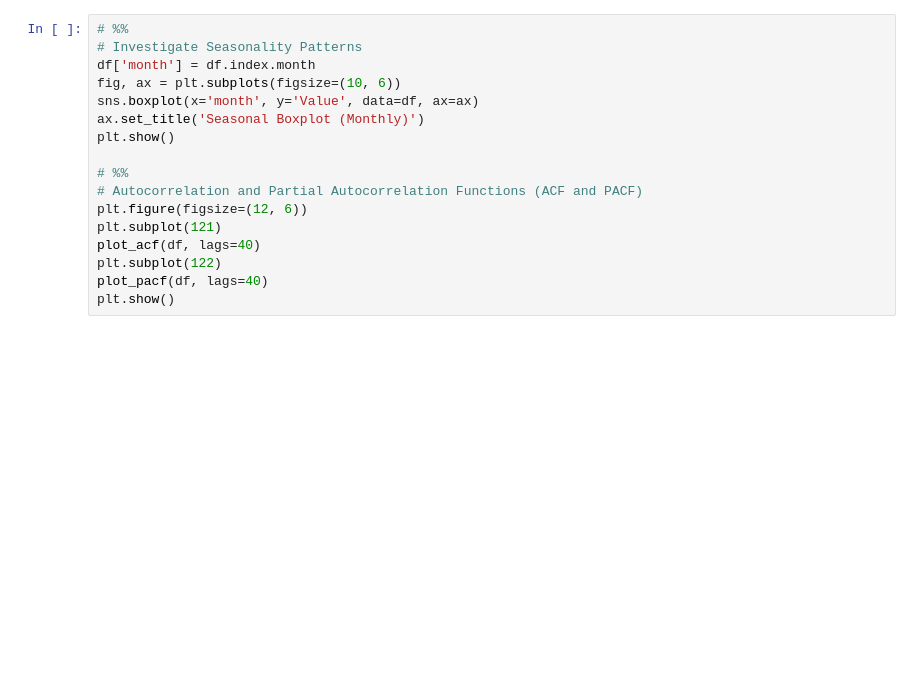
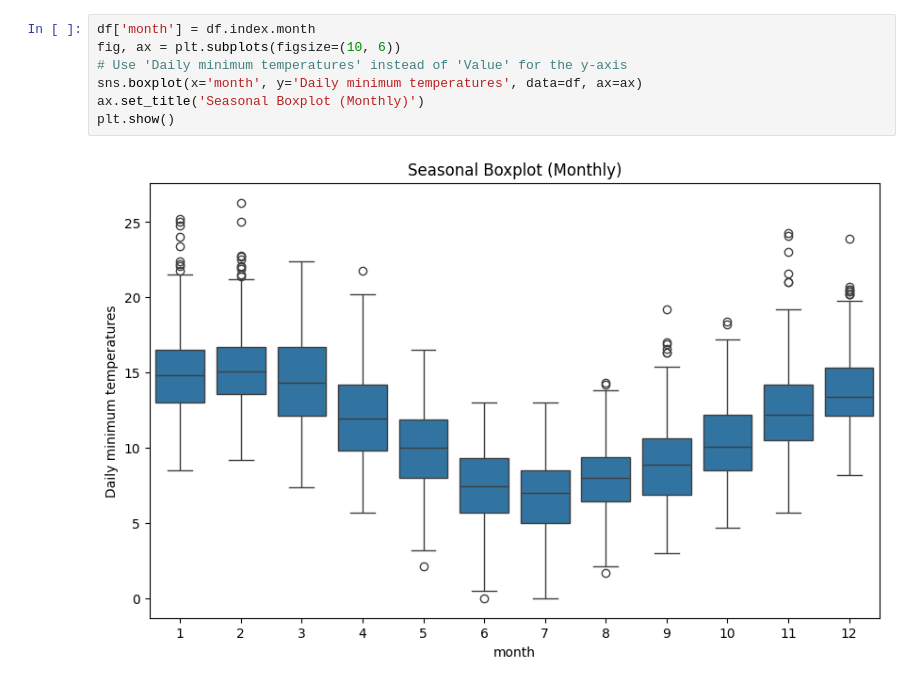
Before and after one commit to Raed-Bourouis/MLEASE, a Jupyter notebook: EDA.ipynb, the cells around one changed output. Saved outputs shown, nothing was run; the diff lists cells and outputs as text; blank space fills up the shorter version.

```diff
--- a/EDA.ipynb
+++ b/EDA.ipynb
@@ -87,17 +81,9 @@ plt.show()
 # %%
-# %%
-# Investigate Seasonality Patterns
 df['month'] = df.index.month
 fig, ax = plt.subplots(figsize=(10, 6))
-sns.boxplot(x='month', y='Value', data=df, ax=ax)
+# Use 'Daily minimum temperatures' instead of 'Value' for the y-axis
+sns.boxplot(x='month', y='Daily minimum temperatures', data=df, ax=ax)
 ax.set_title('Seasonal Boxplot (Monthly)')
 plt.show()
-
-# %%
-# Autocorrelation and Partial Autocorrelation Functions (ACF and PACF)
-plt.figure(figsize=(12, 6))
-plt.subplot(121)
-plot_acf(df, lags=40)
-plt.subplot(122)
-plot_pacf(df, lags=40)
-plt.show()
+# %% [output]
+[figure, added]
```
Also changed, not shown: parts of 11 cells of this notebook, 5 other files.
